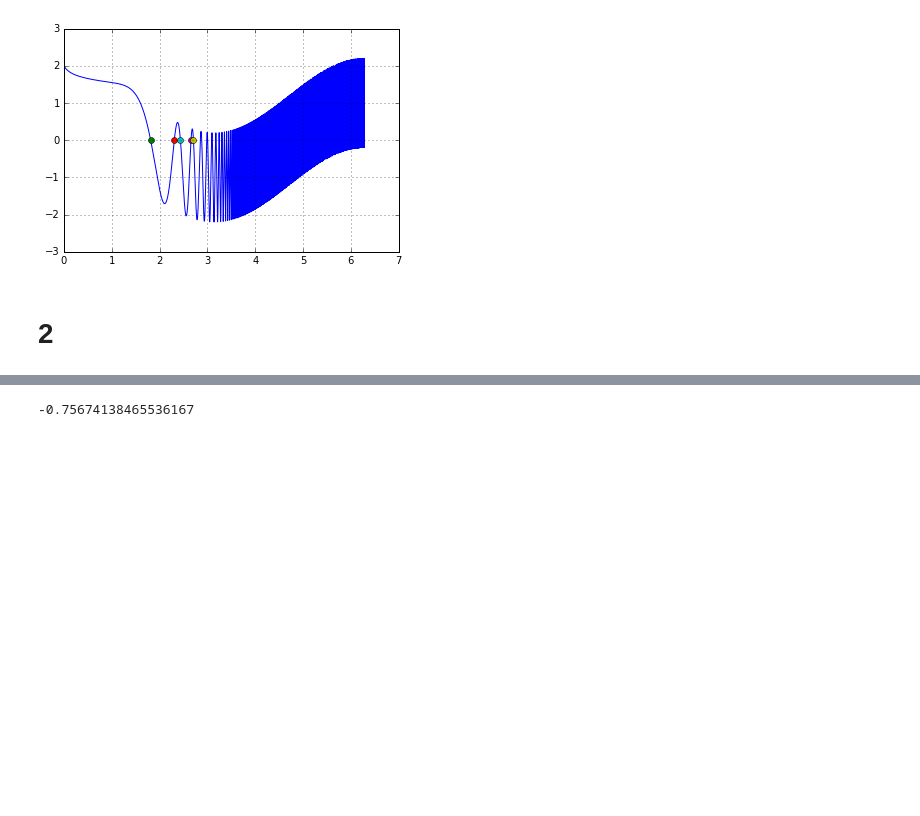
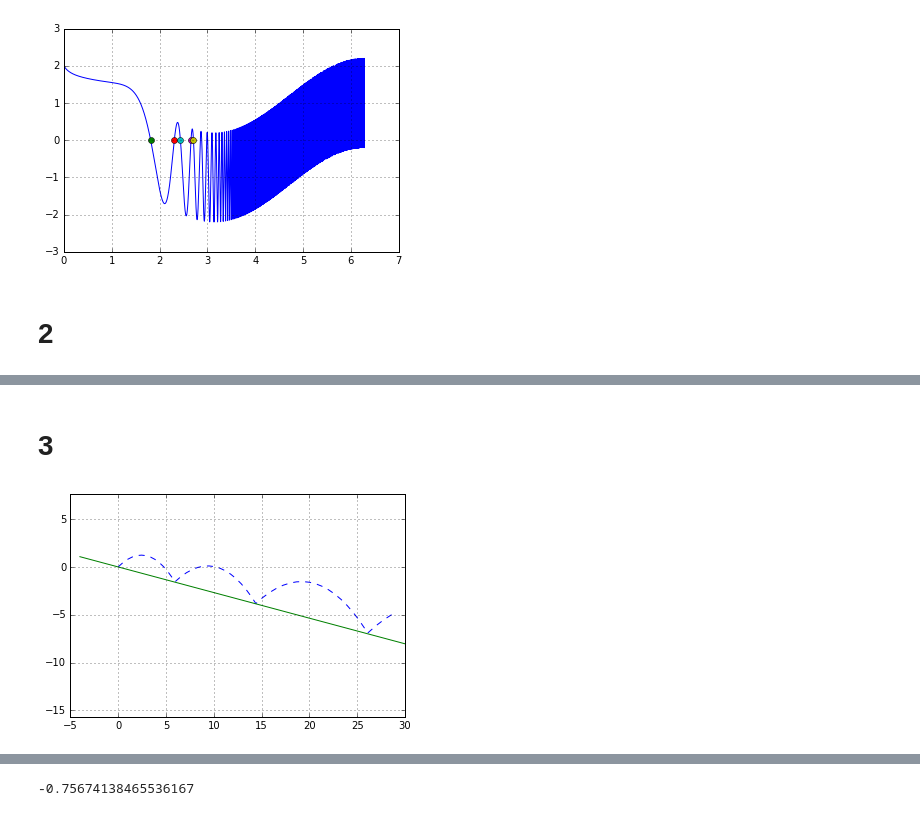
Before and after one commit to JavierMarmol/Tareas, a Jupyter notebook: Tarea 2.ipynb, the cells around one changed output, grey strips where cells are left out. Cells and saved outputs as stored; diff of their text form; code cells hidden in the pictures; blank space fills up the shorter version.

```diff
--- a/Tarea 2.ipynb
+++ b/Tarea 2.ipynb
@@ -147,0 +158,2 @@ def bip_a23(ec,t2,p,err=1e-5):
+# %% [markdown]
+# 3
@@ -147,0 +175,14 @@ def bip_a23(ec,t2,p,err=1e-5):
+# %%
+def fric_id(v):
+    return array([0,0])
+
+def fric_v(v,gamma=0.1):
+    f_x = gamma*v[0]
+    f_y = gamma*v[1]
+    return array([f_x,f_y])
+
+def fric_v2(v,gamma=0.1):
+    norm_v = sqrt(v[0]**2 + v[1]**2)
+    f_x = gamma*norm_v*v[0]
+    f_y= gamma*norm_v*v[1]
+    return array([f_x,f_y])
@@ -147,0 +212,37 @@ def bip_a23(ec,t2,p,err=1e-5):
+# %%
+p = [0,0,5,5]
+N = 50
+ang = pi/12
+pend = tan(ang)
+trayectoria = zeros((N,len(p)))
+mi_dt = .1
+trayectoria[0,:] = array(p)
+for i in range(N-1):
+    t,sol_dt = rk4_a(e_mov,trayectoria[i,:],[0,mi_dt],fric_v)
+    if (sol_dt[-1,:][1] + pend*sol_dt[-1,:][0]) < 0:
+        #print "buscando punto de rebote"
+        dt_busqueda = mi_dt/2
+        y_izq = trayectoria[i,:]
+        t,sol = rk4_a(e_mov,trayectoria[i,:],[0,dt_busqueda],fric_v)
+        y_med = sol[-1,:]
+        while abs(y_izq[1] + pend*y_izq[0]) > 1e-1:
+            if (y_izq[1] + pend*y_izq[0])*(y_med[1] + pend*y_izq[0]) < 0:
+                reinicio = y_izq
+            else:
+                reinicio = y_med
+            dt_busqueda = dt_busqueda/2
+            t,sol = rk4_a(e_mov,reinicio,[0,dt_busqueda],fric_v)
+            y_izq = reinicio
+            y_med = sol[-1,:]
+        y_izq = array([y_izq[0],y_izq[1],(y_izq[2]*cos(ang)-y_izq[3]*sin(ang)),(-y_izq[2]*sin(ang)-y_izq[3]*cos(ang))])
+        trayectoria[i+1,:] = y_izq
+    else:
+        trayectoria[i+1,:] = sol_dt[-1,:]
+
+plot(trayectoria[:,0],trayectoria[:,1],'--')
+x = linspace(-4,30)
+plot(x,-tan(ang)*x)
+plt.axis('equal')
+grid(True)
+# %% [output]
+[figure, added]
```
Also changed, not shown: parts of 19 cells of this notebook.
